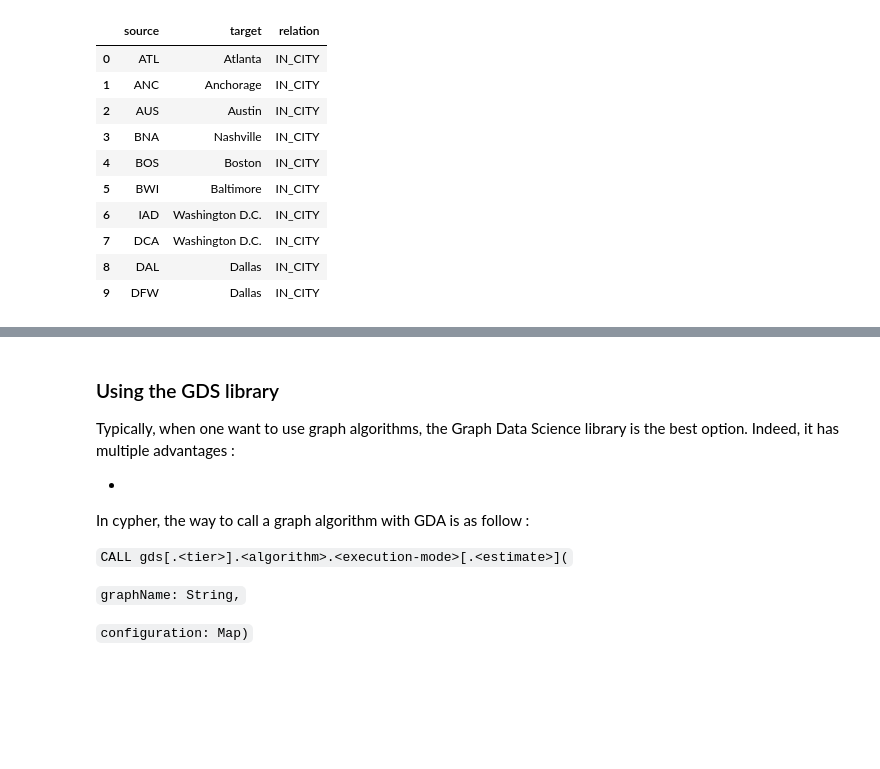
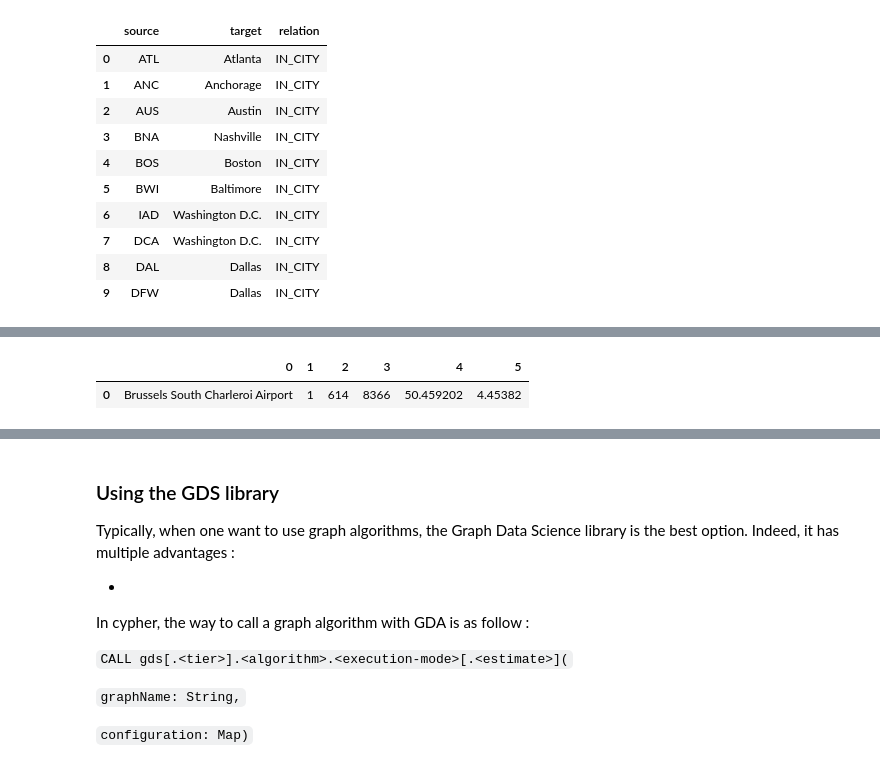
Before and after one commit to YanisGrts/ADBassignment2, a Jupyter notebook: notebooks/assignment.ipynb, the cells around one changed output, grey strips where cells are left out. Saved outputs shown, nothing was run; the diff lists cells and outputs as text; code cells hidden in the pictures; blank space fills up the shorter version.

```diff
--- a/notebooks/assignment.ipynb
+++ b/notebooks/assignment.ipynb
@@ -238,0 +275,8 @@ df_rels
+# %%
+iata = "CRL"
+with driver.session() as session:
+    result = run_cypher_query_df(f"""MATCH (a:Airport {{iata: '{iata}'}}) RETURN a.descr, a.runways, a.altitude, a.longest, a.latitude, a.longitude""")
+result
+# %% [output]
+|  | 0 | 1 | 2 | 3 | 4 | 5 |
+| 0 | Brussels South Charleroi Airport | 1 | 614 | 8366 | 50.459202 | 4.45382 |
```
Also changed, not shown: parts of 18 cells of this notebook, 1 other file.
